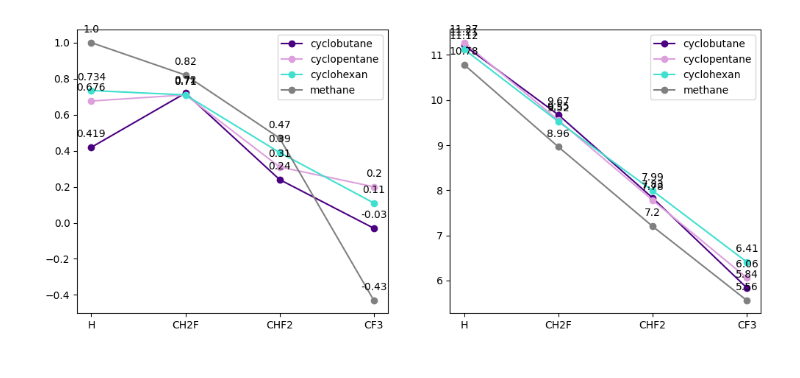
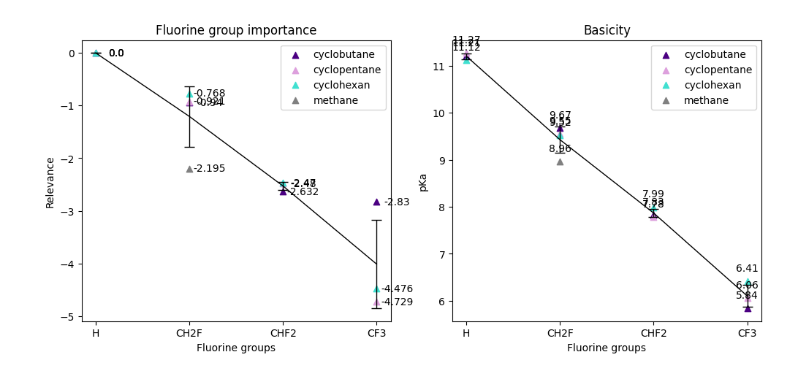
Before and after one commit to blackthorn-ai/XAI_Chem, a Jupyter notebook: ml_part/lrp/pKa/notebooks/relevances_grouped.ipynb, the cells around one changed output. Cells and saved outputs as stored; diff of their text form; code cells hidden in the pictures.

```diff
--- a/ml_part/lrp/pKa/notebooks/relevances_grouped.ipynb
+++ b/ml_part/lrp/pKa/notebooks/relevances_grouped.ipynb
@@ -29,10 +29,14 @@ def train_test_smiles_data(is_canon=True):
     train_SMILES = train['Smiles'].tolist()
     test_SMILES = test['Smiles'].tolist()
 
+    smiles_to_fold = {}
+    for index, row in train.iterrows():
+        smiles_to_fold[row['Smiles']] = row['fold_id']
+
     if is_canon:
         for train_index in range(len(train_SMILES)):
             train_SMILES[train_index] = Chem.CanonSmiles(train_SMILES[train_index])
         for test_index in range(len(test_SMILES)):
             test_SMILES[test_index] = Chem.CanonSmiles(test_SMILES[test_index])
 
-    return train_SMILES, test_SMILES
+    return train_SMILES, test_SMILES, smiles_to_fold
@@ -179,5 +555,6 @@ smiles_to_distance_to_nitrogen
 # %%
 import matplotlib.pyplot as plt
+import numpy as np
 
 cyclobutane_color = {1: 'indigo', 2: 'deeppink'}
 cyclopentane_color = {1: 'plum', 2: 'darkorange'}
@@ -198,8 +575,8 @@ for distance_global in range(1, 4):
 
     fig, ((ax1, ax2)) = plt.subplots(1, 2, figsize=(12, 5))
 
-    X_optimal = ['H', 'CH2F', 'CHF2', 'CF3']
-    # X_optimal = ['H', 'CH2F', 'CHF2', 'CF3', 'CHF', 'gem-CF2']
+    # X_optimal = ['H', 'CH2F', 'CHF2', 'CF3']
+    X_optimal = ['H', 'CH2F', 'CHF2', 'CF3', 'CHF', 'gem-CF2']
     for SMILES, distance in smiles_to_distance_to_nitrogen.items():
         logP_value = SMILES_to_pKa[SMILES]
 
@@ -211,10 +588,10 @@ for distance_global in range(1, 4):
             f_group = SMILES_to_fgroup[SMILES]
             if f_group in cyclohexan:
                 cyclohexan[distance_global][f_group].append(relevances_fluorine[SMILES])
-                cyclohexan_logP[distance_global][f_group].append(SMILES_to_pKa[SMILES])
+                cyclohexan_logP[distance_global][f_group].append(SMILES_to_pKa[SMILES][0])
             else:
                 cyclohexan[distance_global][f_group] = [relevances_fluorine[SMILES]]
-                cyclohexan_logP[distance_global][f_group] = [SMILES_to_pKa[SMILES]]
+                cyclohexan_logP[distance_global][f_group] = [SMILES_to_pKa[SMILES][0]]
             print("cyclohexane", f_group, SMILES, logP_value, relevances_fluorine[SMILES])
 
         elif 'cyclopentane' == SMILES_to_cycle_type[SMILES]:
@@ -222,10 +599,10 @@ for distance_global in range(1, 4):
             f_group = SMILES_to_fgroup[SMILES]
             if f_group in cyclopentane:
                 cyclopentane[distance_global][f_group].append(relevances_fluorine[SMILES])
-                cyclopentane_logP[distance_global][f_group].append(SMILES_to_pKa[SMILES])
+                cyclopentane_logP[distance_global][f_group].append(SMILES_to_pKa[SMILES][0])
             else:
                 cyclopentane[distance_global][f_group] = [relevances_fluorine[SMILES]]
-                cyclopentane_logP[distance_global][f_group] = [SMILES_to_pKa[SMILES]]
+                cyclopentane_logP[distance_global][f_group] = [SMILES_to_pKa[SMILES][0]]
             print("cyclopentane", f_group, SMILES, logP_value, relevances_fluorine[SMILES])
 
         elif 'cyclobutane' == SMILES_to_cycle_type[SMILES]:
@@ -233,10 +610,10 @@ for distance_global in range(1, 4):
             f_group = SMILES_to_fgroup[SMILES]
             if f_group in cyclobutane:
                 cyclobutane[distance_global][f_group].append(relevances_fluorine[SMILES])
-                cyclobutane_logP[distance_global][f_group].append(SMILES_to_pKa[SMILES])
+                cyclobutane_logP[distance_global][f_group].append(SMILES_to_pKa[SMILES][0])
             else:
                 cyclobutane[distance_global][f_group] = [relevances_fluorine[SMILES]]
-                cyclobutane_logP[distance_global][f_group] = [SMILES_to_pKa[SMILES]]
+                cyclobutane_logP[distance_global][f_group] = [SMILES_to_pKa[SMILES][0]]
             print("cyclobutane", f_group, SMILES, logP_value, relevances_fluorine[SMILES])
 
         elif 'methane' == SMILES_to_cycle_type[SMILES]:
@@ -246,38 +623,72 @@ for distance_global in range(1, 4):
                 continue
             if f_group in methane:
                 methane[distance_global][f_group].append(relevances_fluorine[SMILES])
-                methane_logP[distance_global][f_group].append(SMILES_to_pKa[SMILES])
+                methane_logP[distance_global][f_group].append(SMILES_to_pKa[SMILES][0])
             else:
                 methane[distance_global][f_group] = [relevances_fluorine[SMILES]]
-                methane_logP[distance_global][f_group] = [SMILES_to_pKa[SMILES]]
+                methane_logP[distance_global][f_group] = [SMILES_to_pKa[SMILES][0]]
             print("methane", f_group, SMILES, logP_value, relevances_fluorine[SMILES])
 
+    X, Y, Y_logP = [], [], []
+    Y_dict = {f_group: [] for f_group in X_optimal}
+    Y_logP_dict = {f_group: [] for f_group in X_optimal}
     for molecule_group, color, label, logP_dict in [(cyclobutane, cyclobutane_color, cyclobutane_name, cyclobutane_logP),
                                                     (cyclopentane, cyclopentane_color, cyclopentane_name, cyclopentane_logP),
                                                     (cyclohexan, cyclohexan_color, cyclohexan_name, cyclohexan_logP),
-                                                    (methane, methane_color, methane_name, methane_logP)]:
-        X, y_relevance, y_logP = [], [], []
+                                                    (methane, methane_color, methane_name, methane_logP)
+                                                    ]:
+        y_relevance, y_logP, X_local = [], [], []
         if distance_global not in molecule_group:
             continue
 
         for f_group_optimal in X_optimal:
             if f_group_optimal not in molecule_group[distance_global]:
                 continue
+            X_local.append(f_group_optimal)
 
-            X.append(f_group_optimal)
+            Y_dict[f_group_optimal].append(sum(molecule_group[distance_global][f_group_optimal]) / len(molecule_group[distance_global][f_group_optimal]))
             y_relevance.append(sum(molecule_group[distance_global][f_group_optimal]) / len(molecule_group[distance_global][f_group_optimal]))
+            Y_logP_dict[f_group_optimal].append(sum(logP_dict[distance_global][f_group_optimal]) / len(logP_dict[distance_global][f_group_optimal]))
             y_logP.append(sum(logP_dict[distance_global][f_group_optimal]) / len(logP_dict[distance_global][f_group_optimal]))
 
-        print(X, y_relevance, y_logP)
-        ax1.plot(X, y_relevance, marker='o', linestyle='-', color=color[distance_global], label=label)
-        for i in range(len(X)):
-            ax1.annotate(f"{str(y_relevance[i])}", (X[i], y_relevance[i]), xytext=(0, 10), textcoords='offset points', ha='center')
+        print(X_local, y_relevance)
+        ax1.scatter(X_local, y_relevance, marker='^', linestyle='-', color=color[distance_global], label=label)
+        for i in range(len(X_local)):
+            ax1.annotate(f"{str(y_relevance[i])}", (X_local[i], y_relevance[i]), xytext=(20, -3), textcoords='offset points', ha='center')
         ax1.legend()
 
-        ax2.plot(X, y_logP, marker='o', linestyle='-', color=color[distance_global], label=label)
-        for i in range(len(X)):
-            ax2.annotate(f"{str(y_logP[i])}", (X[i], y_logP[i]), xytext=(0, 10), textcoords='offset points', ha='center')
+        ax2.scatter(X_local, y_logP, marker='^', linestyle='-', color=color[distance_global], label=label)
+        for i in range(len(X_local)):
+            ax2.annotate(f"{str(y_logP[i])}", (X_local[i], y_logP[i]), xytext=(0, 10), textcoords='offset points', ha='center')
         ax2.legend()
 
+
+    for f_group_name, relevances in Y_dict.items():
+        if relevances != []:
+            X.append(f_group_name)
+            Y.append(relevances)
+            Y_logP.append(Y_logP_dict[f_group_name])
+
+    print(X, Y)
+    mean_Y = [np.array(i).mean() for i in Y]
+    std_deviation_Y = [np.array(i).std() for i in Y]
+
+    ax1.plot(X, mean_Y, linestyle='-', color="black", label=label, linewidth=1)
+    for i in range(len(X)):
+        ax1.errorbar(X[i], mean_Y[i], yerr=std_deviation_Y[i], color='black', capsize=5, elinewidth=1, markeredgewidth=1)
+    ax1.set_xlabel("Fluorine groups")
+    ax1.set_ylabel("Relevance")
+    ax1.set_title("Fluorine group importance")
+
+    mean_logP_Y = [np.array(i).mean() for i in Y_logP]
+    std_deviation_logP_Y = [np.array(i).std() for i in Y_logP]
+
+    ax2.plot(X, mean_logP_Y, linestyle='-', color="black", label=label, linewidth=1)
+    for i in range(len(X)):
+        ax2.errorbar(X[i], mean_logP_Y[i], yerr=std_deviation_logP_Y[i], color='black', capsize=5, elinewidth=1, markeredgewidth=1)
+    ax2.set_xlabel("Fluorine groups")
+    ax2.set_ylabel("pKa")
+    ax2.set_title("Basicity")
+
     plt.show()
 # %% [output]
@@ -300 +710 @@ methane CH2F NCCF 8.96 0.82
-[figure, old version]
+[figure, new version]
```
Also changed, not shown: parts of 9 cells of this notebook, 23 other files.
